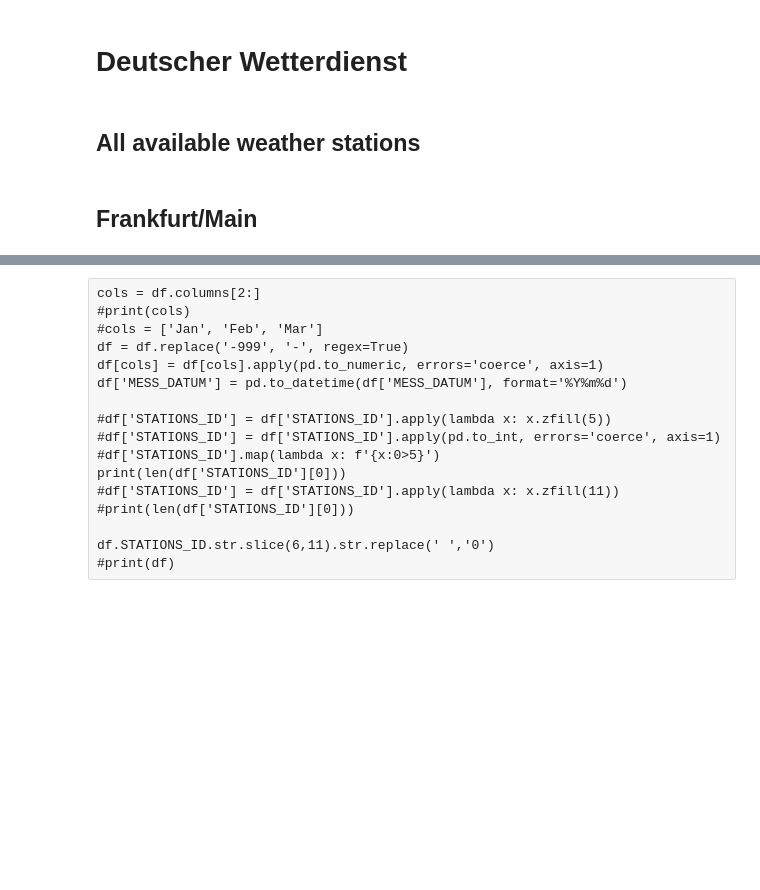
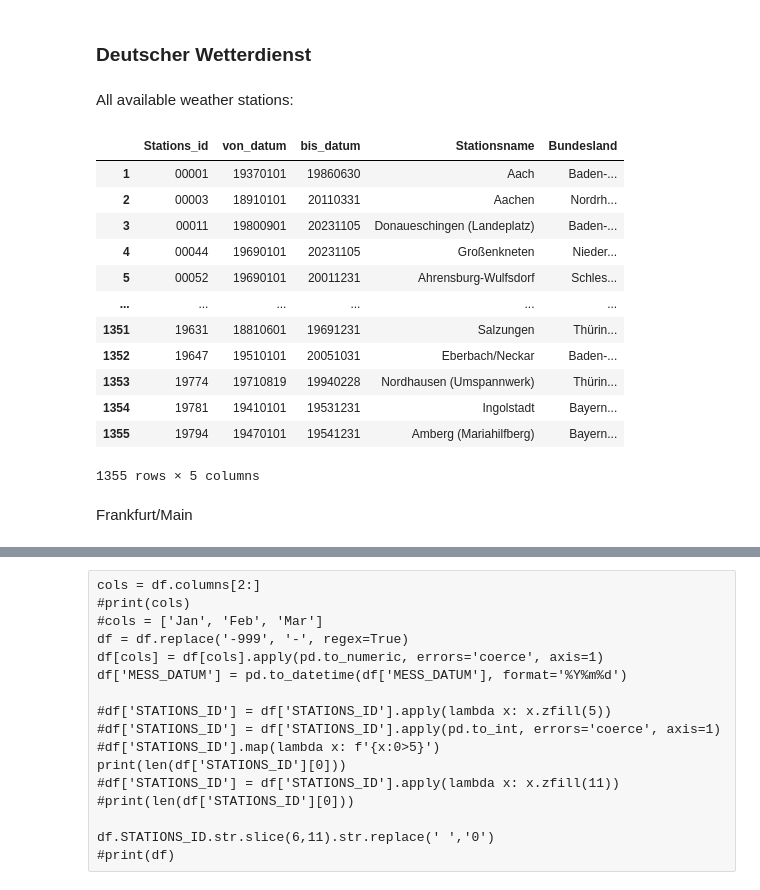
Before and after one commit to cebaraldi/jnb-meteo-dwd, a Jupyter notebook: DWD.ipynb, the cells around one changed output, grey strips where cells are left out. Cells and saved outputs as stored; diff of their text form; code cells hidden in the pictures; blank space fills up the shorter version.

```diff
--- a/DWD.ipynb
+++ b/DWD.ipynb
@@ -1,5 +1,5 @@
 # %% [markdown]
-# Deutscher Wetterdienst
+### Deutscher Wetterdienst
 # %%
 %reset -sf
 import pandas as pd
@@ -29,10 +29,24 @@ for col in  ws.iloc[:,1:6]:
 wst = pd.concat([ws.iloc[:,0:6], ws[6].str.slice(0,41), ws[6].str.slice(41,)], axis=1)
 wst.columns = colnames
 # %% [markdown]
-## All available weather stations
+All available weather stations:
 # %%
-wst
+wst.drop(['Stationshoehe','geoBreite','geoLaenge'], axis=1)
+# %% [output]
+|  | Stations_id | von_datum | bis_datum | Stationsname | Bundesland |
+| 1 | 00001 | 19370101 | 19860630 | Aach | Baden-... |
+| 2 | 00003 | 18910101 | 20110331 | Aachen | Nordrh... |
+| 3 | 00011 | 19800901 | 20231105 | Donaueschingen (Landeplatz) | Baden-... |
+| 4 | 00044 | 19690101 | 20231105 | Großenkneten | Nieder... |
+| 5 | 00052 | 19690101 | 20011231 | Ahrensburg-Wulfsdorf | Schles... |
+| ... | ... | ... | ... | ... | ... |
+| 1351 | 19631 | 18810601 | 19691231 | Salzungen | Thürin... |
+| 1352 | 19647 | 19510101 | 20051031 | Eberbach/Neckar | Baden-... |
+| 1353 | 19774 | 19710819 | 19940228 | Nordhausen (Umspannwerk) | Thürin... |
+| 1354 | 19781 | 19410101 | 19531231 | Ingolstadt | Bayern... |
+| 1355 | 19794 | 19470101 | 19541231 | Amberg (Mariahilfberg) | Bayern... |
+1355 rows × 5 columns
 # %% [markdown]
-## Frankfurt/Main
+Frankfurt/Main
 # %%
 wst[wst["Stationsname"].str.contains("Frankfurt/Main")]
```
Also changed, not shown: parts of 8 cells of this notebook, 3 other files.
